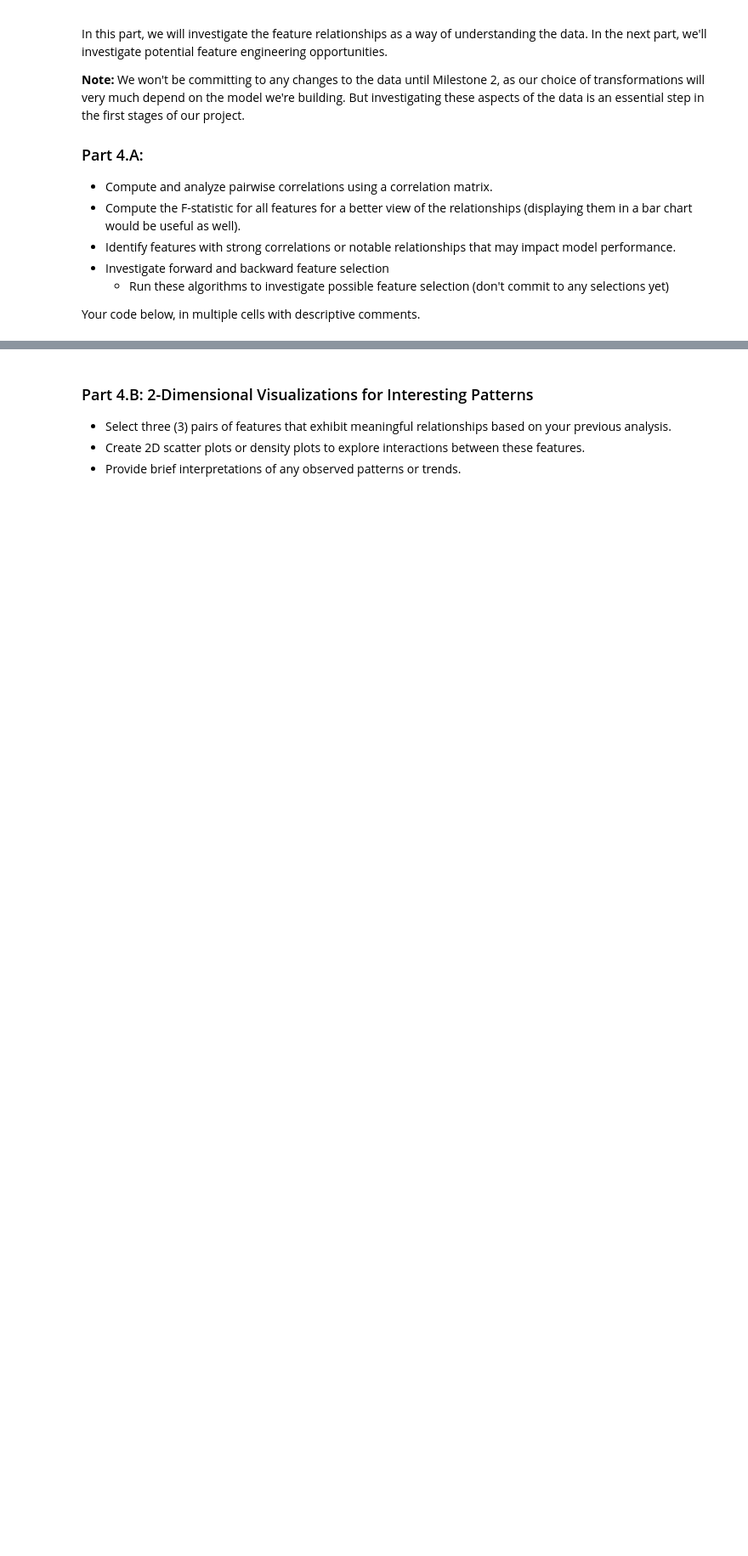
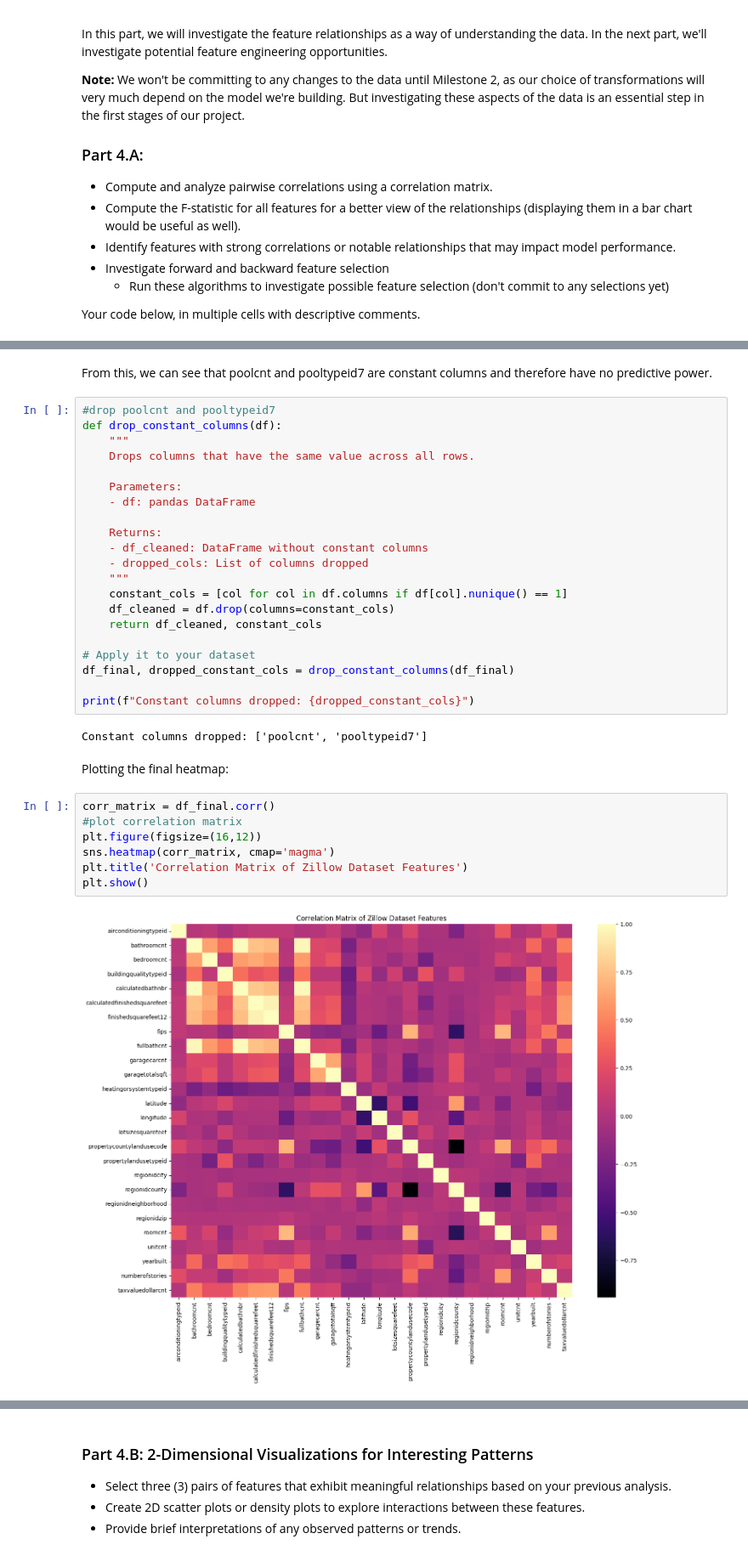
Before and after one commit to JakeOrionBU/mod3-milestone-1-grp-9, a Jupyter notebook: Milestone_01.ipynb, the cells around one changed output, grey strips where cells are left out. Shown at 85% size. Cells and saved outputs as stored; diff of their text form; blank space fills up the shorter version.

```diff
--- a/Milestone_01.ipynb
+++ b/Milestone_01.ipynb
@@ -643,0 +731,36 @@ Pay particular attention to especially interesting and/or strongly correlated fe
+# %% [markdown]
+From this, we can see that poolcnt and pooltypeid7 are constant columns and therefore have no predictive power.
+# %%
+#drop poolcnt and pooltypeid7
+def drop_constant_columns(df):
+    """
+    Drops columns that have the same value across all rows.
+
+    Parameters:
+    - df: pandas DataFrame
+
+    Returns:
+    - df_cleaned: DataFrame without constant columns
+    - dropped_cols: List of columns dropped
+    """
+    constant_cols = [col for col in df.columns if df[col].nunique() == 1]
+    df_cleaned = df.drop(columns=constant_cols)
+    return df_cleaned, constant_cols
+
+# Apply it to your dataset
+df_final, dropped_constant_cols = drop_constant_columns(df_final)
+
+print(f"Constant columns dropped: {dropped_constant_cols}")
+# %% [output]
+Constant columns dropped: ['poolcnt', 'pooltypeid7']
+# %% [markdown]
+Plotting the final heatmap:
+# %%
+corr_matrix = df_final.corr()
+#plot correlation matrix
+plt.figure(figsize=(16,12))
+sns.heatmap(corr_matrix, cmap='magma')
+plt.title('Correlation Matrix of Zillow Dataset Features')
+plt.show()
+# %% [output]
+[figure, added]
```
Also changed, not shown: parts of 33 cells of this notebook.
